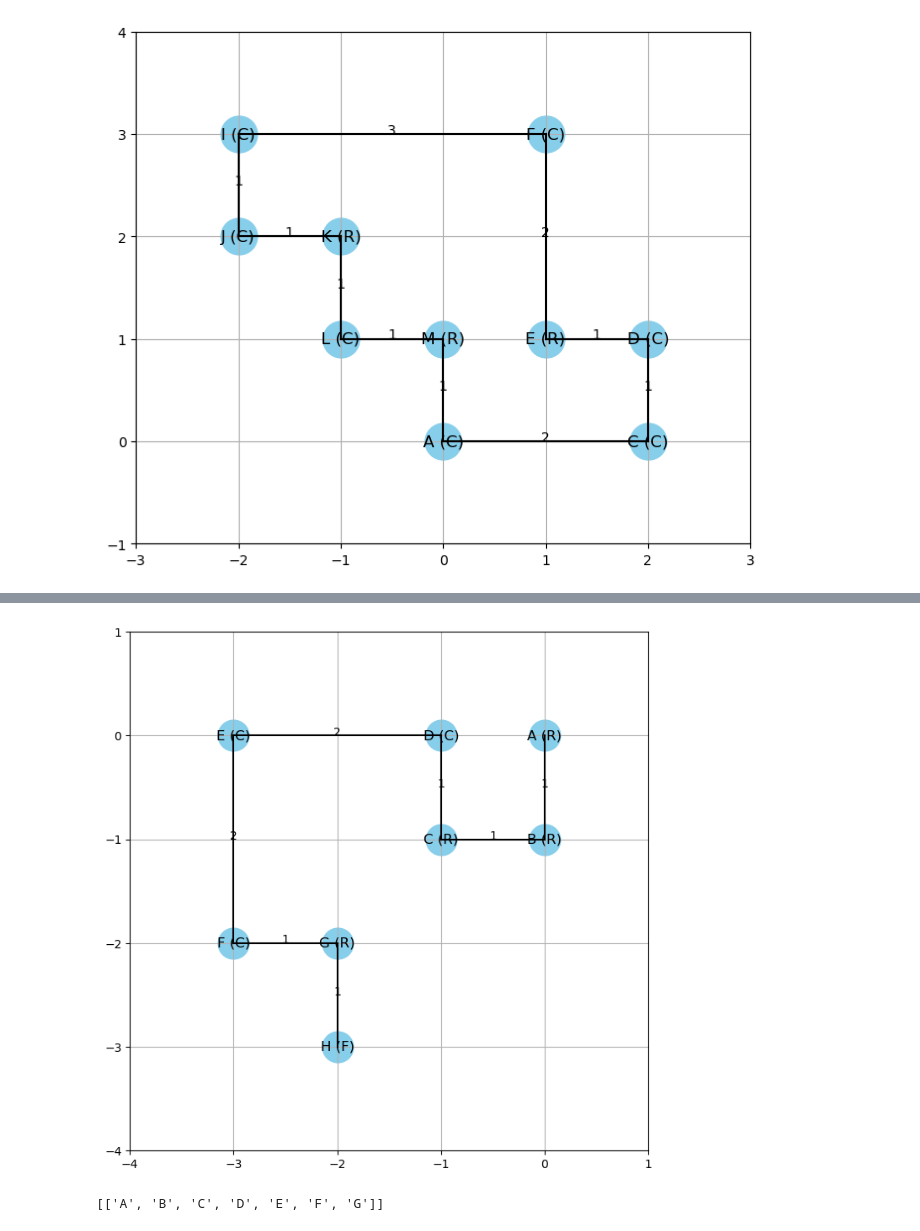
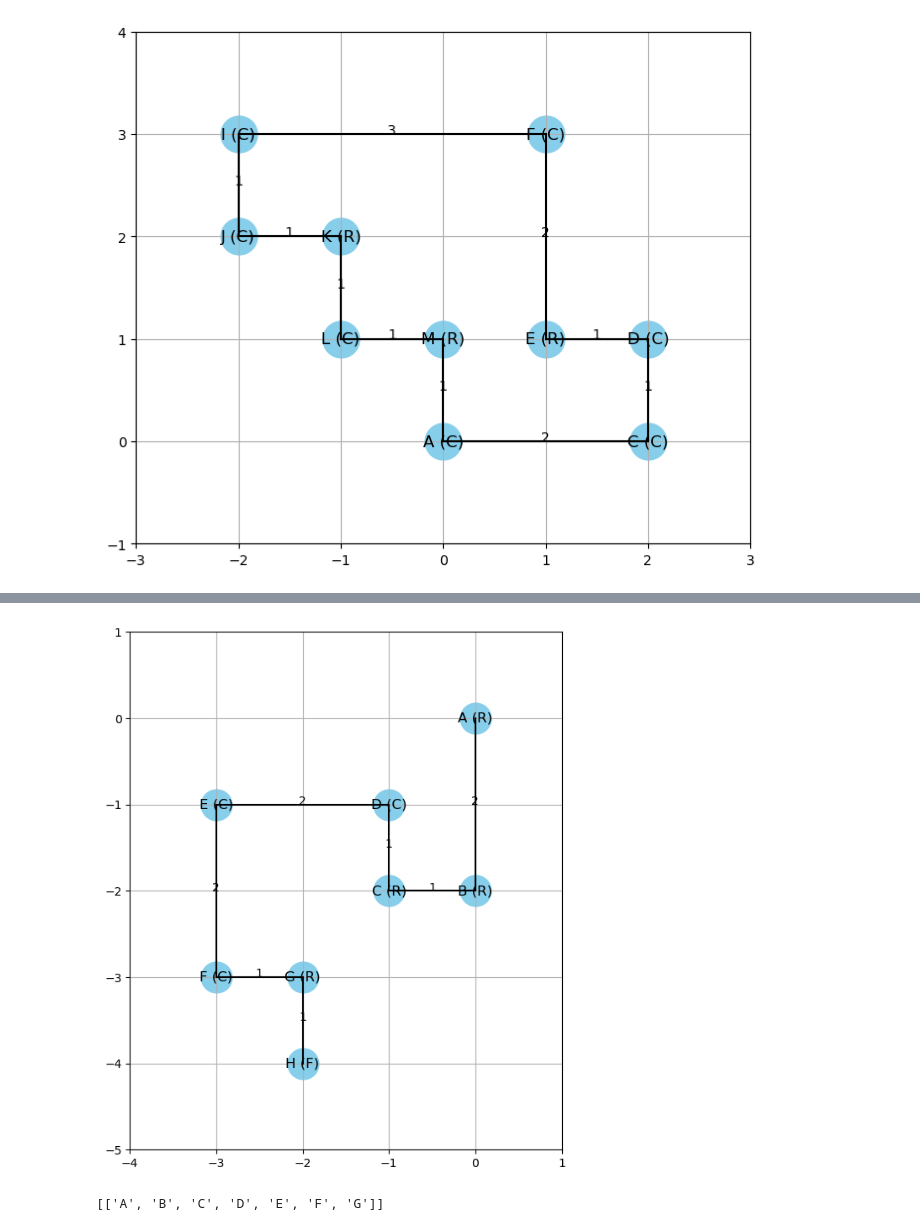
Before and after one commit to KislayTandon22/Graph-Orthogonal-Visualization, a Jupyter notebook: Graph Visualizer/drawing.ipynb, the cells around one changed output, grey strips where cells are left out. Saved outputs shown, nothing was run; the diff lists cells and outputs as text; code cells hidden in the pictures.

```diff
--- a/Graph Visualizer/drawing.ipynb
+++ b/Graph Visualizer/drawing.ipynb
@@ -526,35 +526,35 @@ def find_paths_with_rccc(graph):
     for vertex in graph.vertices:
         dfs(vertex, [vertex])
     return paths
 
 
 
 
 
 wg= WeightedGraph()
 
 wg.add_vertex('A', 'R')
 wg.add_vertex('B', 'R')
 wg.add_vertex('C', 'R')
 wg.add_vertex('D', 'C')
 wg.add_vertex('E', 'C')
 wg.add_vertex('F', 'C')
 wg.add_vertex('G', 'R')
 wg.add_vertex('H', 'F')
 
-wg.add_edge('A','B',1,'S')
+wg.add_edge('A','B',2,'S')
 wg.add_edge('B','C',1,'W')
 wg.add_edge('C','D',1,'N')
 wg.add_edge('D','E',2,'W')
 wg.add_edge('E','F',2,'S')
 wg.add_edge('F','G',1,'E')
 wg.add_edge('G','H',1,'S')
 
 wg.draw_graph()
 
 print(find_paths_with_rccc(wg))
 # %% [output]
-[figure, old version]
+[figure, new version]
 [['A', 'B', 'C', 'D', 'E', 'F', 'G']]
 # %%
 def reduction_3(graph):
```
Also changed, not shown: parts of 3 cells of this notebook, 1 other file.
